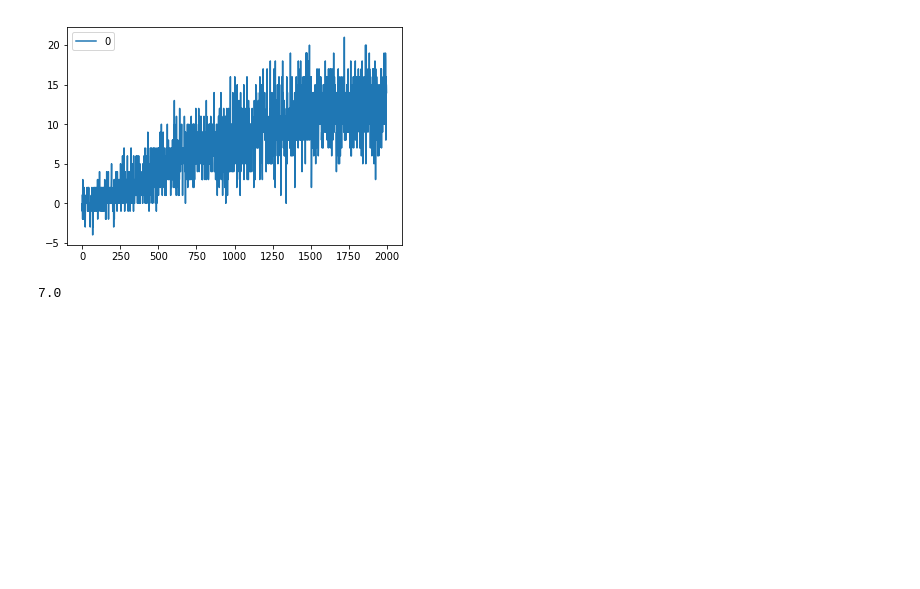
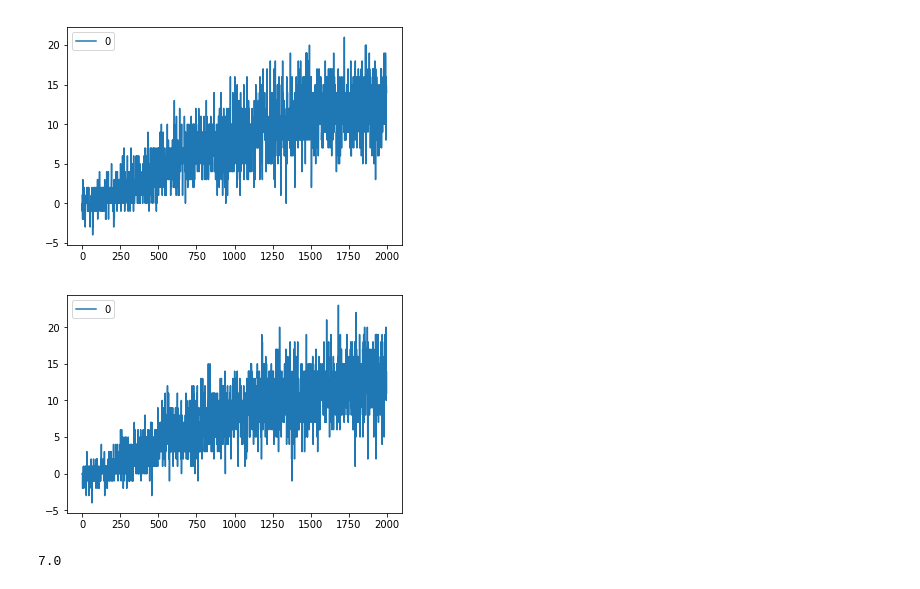
Before and after one commit to AlekseySyryh/udacity_drl, a Jupyter notebook: Navigation.ipynb, the cells around one changed output. Drawn from its saved outputs; the diff is of its cells as text; code cells hidden in the pictures; blank space fills up the shorter version.

Commit message:
batch 16

```diff
--- a/Navigation.ipynb
+++ b/Navigation.ipynb
@@ -181,6 +180,15 @@ pd.DataFrame([x[1] for x in results]).plot()
 plt.show()
 # %% [output]
 [figure]
+# %%
+#batch 32->16
+import matplotlib
+import matplotlib.pyplot as plt
+import pandas as pd
+pd.DataFrame([x[1] for x in results]).plot()
+plt.show()
+# %% [output]
+[figure, added]
 # %%
 env_info = env.reset(train_mode=False)[brain_name]
 state = env_info.vector_observations[0]            # get the current state
```
Also changed, not shown: parts of 2 cells of this notebook, 21 other files.
